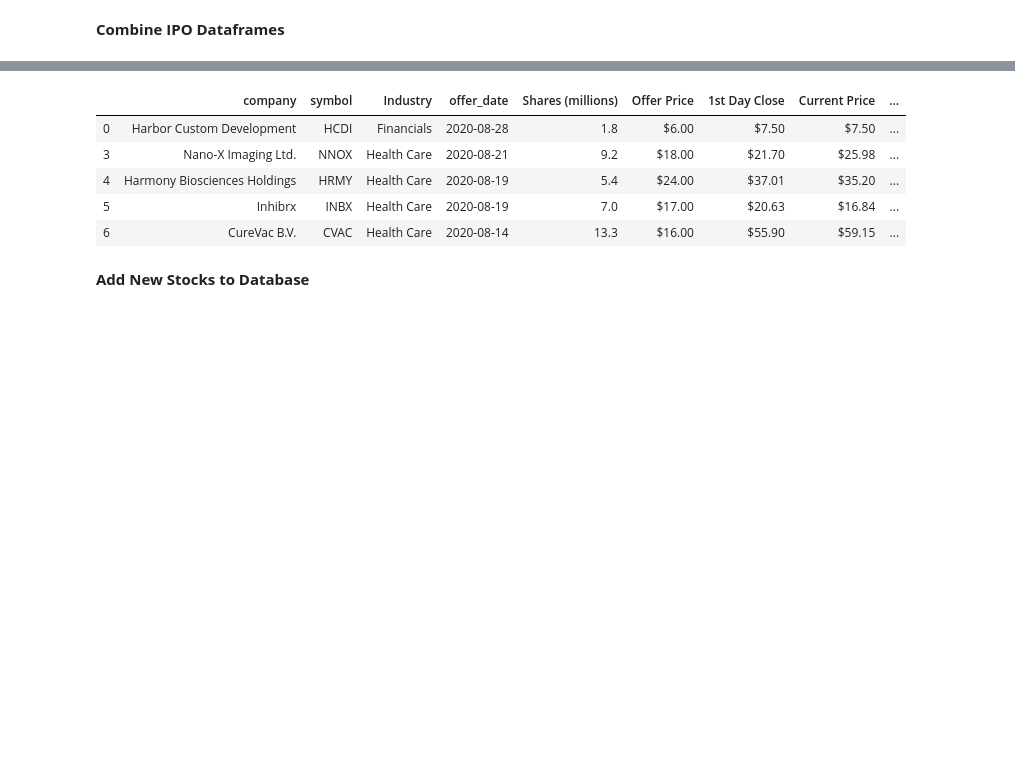
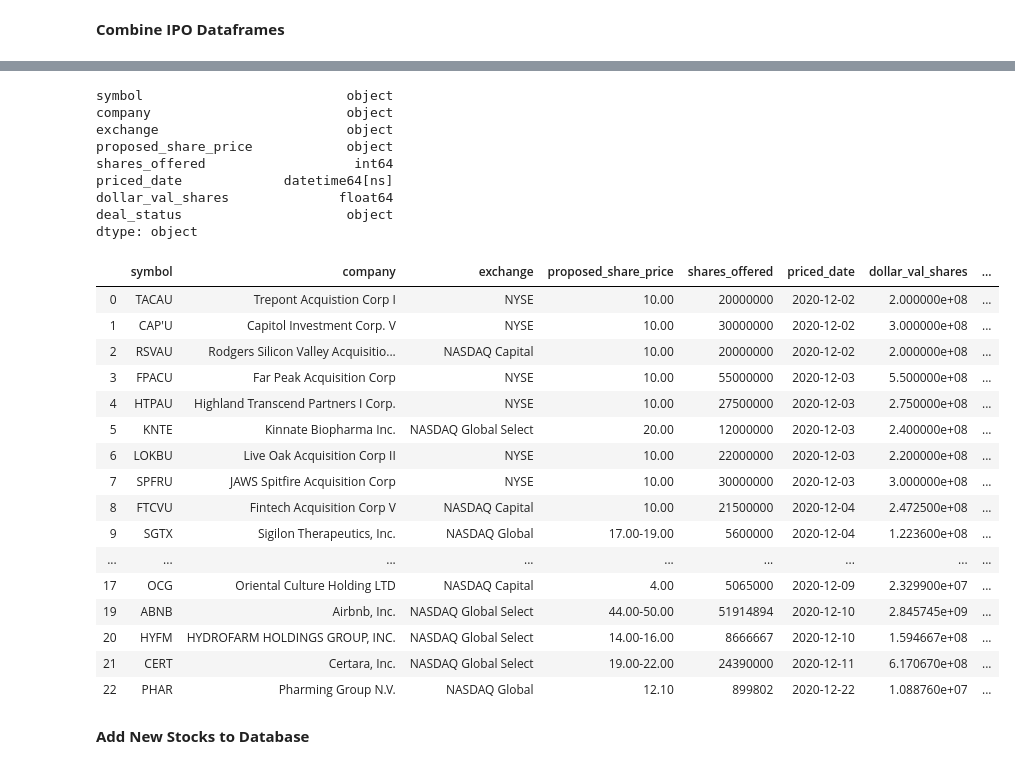
Before and after one commit to admiral810/IPO_tracker, a Jupyter notebook: get_IPO_data.ipynb, the cells around one changed output, grey strips where cells are left out. Drawn from its saved outputs; the diff is of its cells as text; code cells hidden in the pictures; blank space fills up the shorter version.

Commit message:
nasdaq ipos only

```diff
--- a/get_IPO_data.ipynb
+++ b/get_IPO_data.ipynb
@@ -180,2 +77,30 @@ nasdaq_upcoming_df.head()
+# %%
+# gets lists for each record on nasdaq (values) = [(expression) for (value) in (collection)]
+
+upcoming_ipos = data["data"]["upcoming"]["upcomingTable"]["rows"]
+
+if upcoming_ipos:
+    symbols = [upcoming_ipos[x]["proposedTickerSymbol"] for x in range(len(upcoming_ipos))]
+    company = [upcoming_ipos[x]["companyName"] for x in range(len(upcoming_ipos))]
+    exchange = [upcoming_ipos[x]["proposedExchange"] for x in range(len(upcoming_ipos))]
+    proposed_share_price = [upcoming_ipos[x]["proposedSharePrice"] for x in range(len(upcoming_ipos))]
+    shares_offered = [upcoming_ipos[x]["sharesOffered"].replace(",", '') for x in range(len(upcoming_ipos))]
+    priced_date = [upcoming_ipos[x]["expectedPriceDate"] for x in range(len(upcoming_ipos))]
+    dollar_val_shares = [upcoming_ipos[x]["dollarValueOfSharesOffered"].replace(",", '').replace("$",'') for x in range(len(upcoming_ipos))]
+
+    # dataframe with stock info
+    nasdaq_upcoming_df = pd.DataFrame({"symbol" : symbols,
+                                       "company" : company,
+                                       "exchange" : exchange,
+                                       "proposed_share_price" : proposed_share_price,
+                                       "shares_offered" : shares_offered,
+                                       "priced_date" : priced_date,
+                                       "dollar_val_shares" : dollar_val_shares,
+                                       "deal_status" : "expected"
+                                       })
+    scraped_ipo_dfs.append(nasdaq_upcoming_df)
+
+else:
+    print("no upcoming IPOs")
 # %% [markdown]
 __Combine IPO Dataframes__
@@ -218,11 +106,0 @@ dtype: object
-# %%
-# drop unnecessary columns if they exist
-ipo_df = ipo_df.drop(['Company','Symbol proposed','Expected to Trade','Rating Change', 'Lead Managers'], axis=1, errors='ignore')
-ipo_df.head()
-# %% [output]
-|  | company | symbol | Industry | offer_date | Shares (millions) | Offer Price | 1st Day Close | Current Price | ... |
-| 0 | Harbor Custom Development | HCDI | Financials | 2020-08-28 | 1.8 | $6.00 | $7.50 | $7.50 | ... |
-| 3 | Nano-X Imaging Ltd. | NNOX | Health Care | 2020-08-21 | 9.2 | $18.00 | $21.70 | $25.98 | ... |
-| 4 | Harmony Biosciences Holdings | HRMY | Health Care | 2020-08-19 | 5.4 | $24.00 | $37.01 | $35.20 | ... |
-| 5 | Inhibrx | INBX | Health Care | 2020-08-19 | 7.0 | $17.00 | $20.63 | $16.84 | ... |
-| 6 | CureVac B.V. | CVAC | Health Care | 2020-08-14 | 13.3 | $16.00 | $55.90 | $59.15 | ... |
@@ -237,3 +107,41 @@ ipo_df.head()
+# %%
+# combine IPO dataframes
+ipo_df = pd.concat(scraped_ipo_dfs, ignore_index=True, sort=False)
+
+# change column datatypes
+ipo_df[['shares_offered', 'dollar_val_shares']] = ipo_df[['shares_offered', 'dollar_val_shares']].apply(pd.to_numeric)
+ipo_df['priced_date'] = pd.to_datetime(ipo_df['priced_date'], format="%m/%d/%Y")
+ipo_df = ipo_df.sort_values(by='priced_date', ascending=True).reset_index(drop=True)
+print(ipo_df.dtypes)
+ipo_df = ipo_df.dropna()
+ipo_df
+# %% [output]
+symbol                          object
+company                         object
+exchange                        object
+proposed_share_price            object
+shares_offered                   int64
+priced_date             datetime64[ns]
+dollar_val_shares              float64
+deal_status                     object
+dtype: object
+|  | symbol | company | exchange | proposed_share_price | shares_offered | priced_date | dollar_val_shares | ... |
+| 0 | TACAU | Trepont Acquistion Corp I | NYSE | 10.00 | 20000000 | 2020-12-02 | 2.000000e+08 | ... |
+| 1 | CAP'U | Capitol Investment Corp. V | NYSE | 10.00 | 30000000 | 2020-12-02 | 3.000000e+08 | ... |
+| 2 | RSVAU | Rodgers Silicon Valley Acquisitio... | NASDAQ Capital | 10.00 | 20000000 | 2020-12-02 | 2.000000e+08 | ... |
+| 3 | FPACU | Far Peak Acquisition Corp | NYSE | 10.00 | 55000000 | 2020-12-03 | 5.500000e+08 | ... |
+| 4 | HTPAU | Highland Transcend Partners I Corp. | NYSE | 10.00 | 27500000 | 2020-12-03 | 2.750000e+08 | ... |
+| 5 | KNTE | Kinnate Biopharma Inc. | NASDAQ Global Select | 20.00 | 12000000 | 2020-12-03 | 2.400000e+08 | ... |
+| 6 | LOKBU | Live Oak Acquisition Corp II | NYSE | 10.00 | 22000000 | 2020-12-03 | 2.200000e+08 | ... |
+| 7 | SPFRU | JAWS Spitfire Acquisition Corp | NYSE | 10.00 | 30000000 | 2020-12-03 | 3.000000e+08 | ... |
+| 8 | FTCVU | Fintech Acquisition Corp V | NASDAQ Capital | 10.00 | 21500000 | 2020-12-04 | 2.472500e+08 | ... |
+| 9 | SGTX | Sigilon Therapeutics, Inc. | NASDAQ Global | 17.00-19.00 | 5600000 | 2020-12-04 | 1.223600e+08 | ... |
+| ... | ... | ... | ... | ... | ... | ... | ... | ... |
+| 17 | OCG | Oriental Culture Holding LTD | NASDAQ Capital | 4.00 | 5065000 | 2020-12-09 | 2.329900e+07 | ... |
+| 19 | ABNB | Airbnb, Inc. | NASDAQ Global Select | 44.00-50.00 | 51914894 | 2020-12-10 | 2.845745e+09 | ... |
+| 20 | HYFM | HYDROFARM HOLDINGS GROUP, INC. | NASDAQ Global Select | 14.00-16.00 | 8666667 | 2020-12-10 | 1.594667e+08 | ... |
+| 21 | CERT | Certara, Inc. | NASDAQ Global Select | 19.00-22.00 | 24390000 | 2020-12-11 | 6.170670e+08 | ... |
+| 22 | PHAR | Pharming Group N.V. | NASDAQ Global | 12.10 | 899802 | 2020-12-22 | 1.088760e+07 | ... |
 # %% [markdown]
 __Add New Stocks to Database__
 # %%
```
Also changed, not shown: parts of 25 cells of this notebook, 2 other files.
